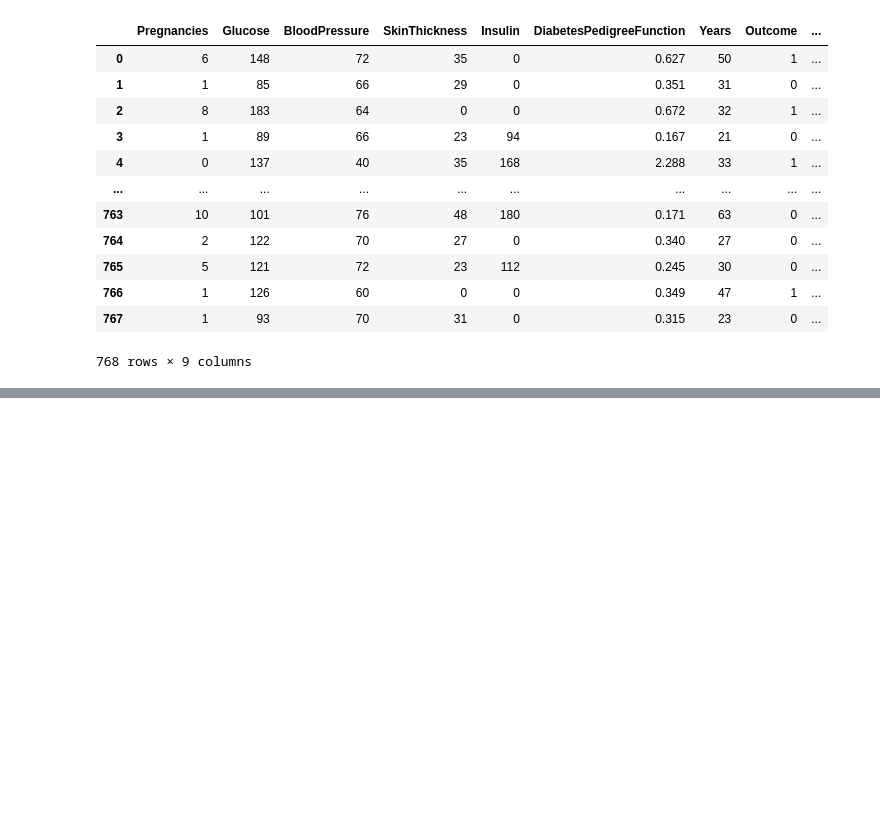
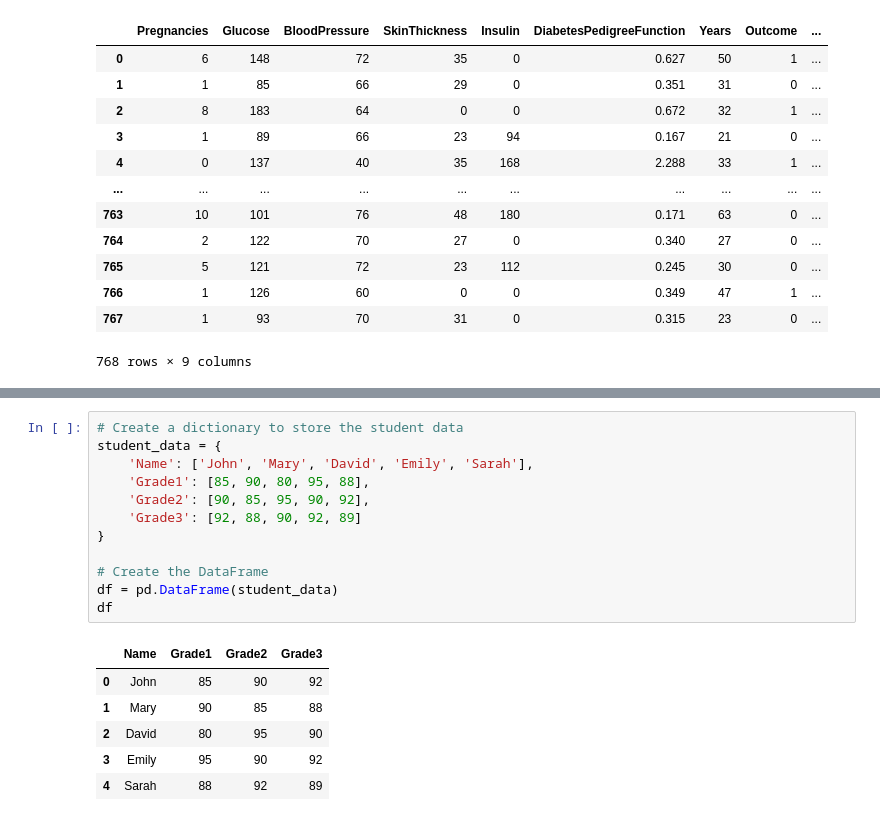
Before and after one commit to faizrazadec/Data-Science-Group-2-BWF-FAIZ-RAZA, a Jupyter notebook: Task 12/Task 12.ipynb, the cells around one changed output, grey strips where cells are left out. Cells and saved outputs as stored; diff of their text form; blank space fills up the shorter version.

```diff
--- a/Task 12/Task 12.ipynb
+++ b/Task 12/Task 12.ipynb
@@ -366,0 +393,19 @@ df.rename(columns = {'Age': 'Years'})
+# %%
+# Create a dictionary to store the student data
+student_data = {
+    'Name': ['John', 'Mary', 'David', 'Emily', 'Sarah'],
+    'Grade1': [85, 90, 80, 95, 88],
+    'Grade2': [90, 85, 95, 90, 92],
+    'Grade3': [92, 88, 90, 92, 89]
+}
+
+# Create the DataFrame
+df = pd.DataFrame(student_data)
+df
+# %% [output]
+|  | Name | Grade1 | Grade2 | Grade3 |
+| 0 | John | 85 | 90 | 92 |
+| 1 | Mary | 90 | 85 | 88 |
+| 2 | David | 80 | 95 | 90 |
+| 3 | Emily | 95 | 90 | 92 |
+| 4 | Sarah | 88 | 92 | 89 |
```
Also changed, not shown: parts of 4 cells of this notebook, 3 other files.
